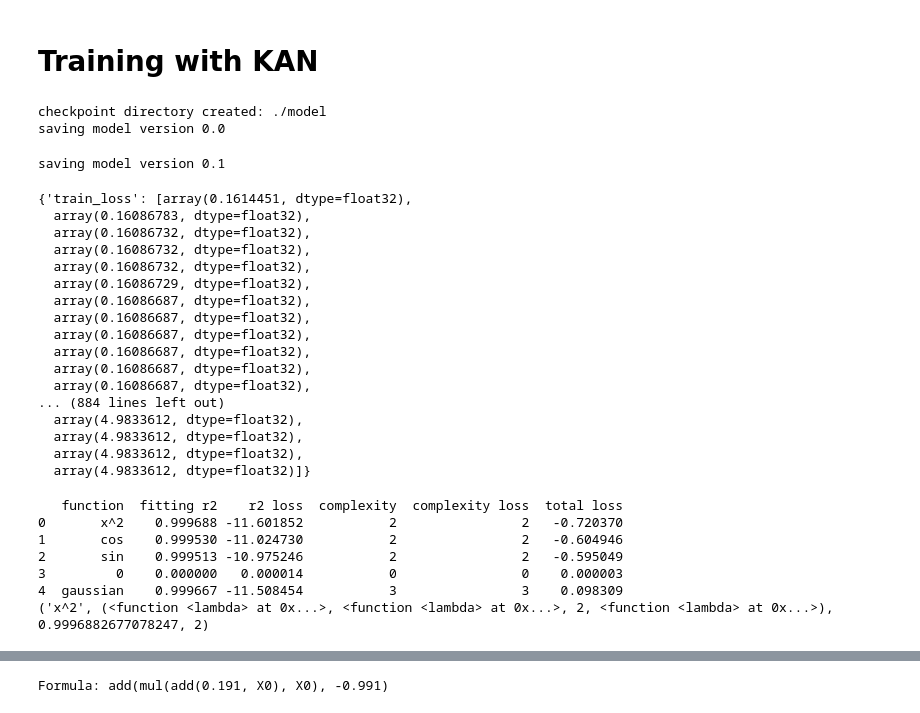
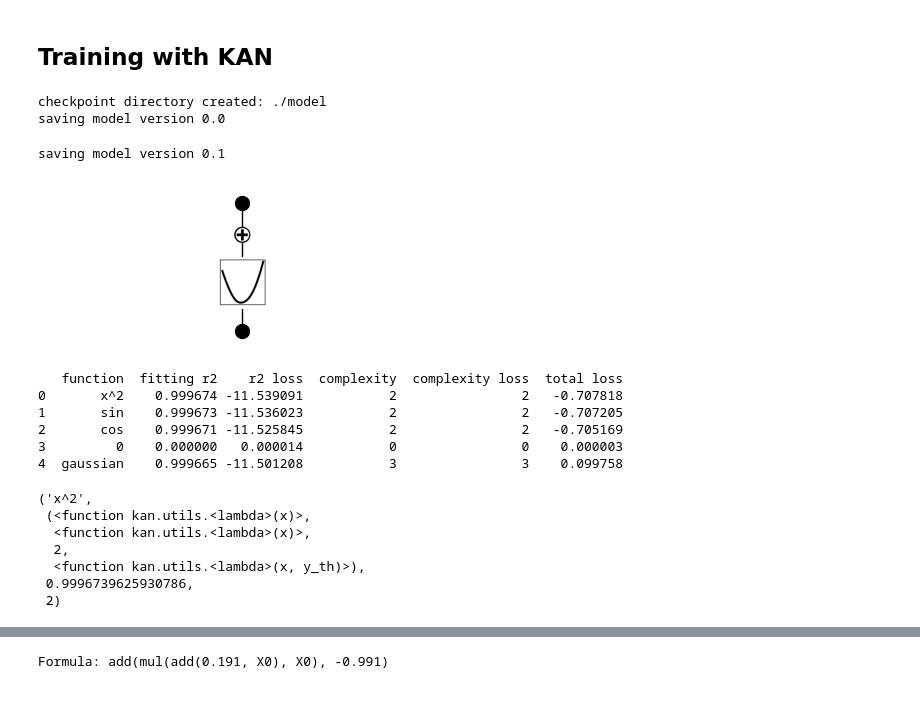
Before and after one commit to MrPio/KAN-Symbolic_Regression, a Jupyter notebook: Comparison_of_different_methods_for_SR.ipynb, the cells around one changed output, grey strips where cells are left out. Cells and saved outputs as stored; diff of their text form; code cells hidden in the pictures.

```diff
--- a/Comparison_of_different_methods_for_SR.ipynb
+++ b/Comparison_of_different_methods_for_SR.ipynb
@@ -93,40 +73,33 @@ plt.show()
 # %% [markdown]
-# Training with KAN
+## Training with KAN
 # %%
-model = KAN(width=[1, 1], grid=40, k=3, seed=0)
-model.fit(dataset, opt="LBFGS", steps=300, lamb=0.001, lamb_entropy=4)
+model = KAN(width=[1, 1], grid=3, k=3)
+model.fit(dataset, opt="LBFGS", steps=20, lamb=0.001, lamb_entropy=4)
+pass
 # %% [output]
 checkpoint directory created: ./model
 saving model version 0.0
 saving model version 0.1
-{'train_loss': [array(0.1614451, dtype=float32),
-  array(0.16086783, dtype=float32),
-  array(0.16086732, dtype=float32),
-  array(0.16086732, dtype=float32),
-  array(0.16086732, dtype=float32),
-  array(0.16086729, dtype=float32),
-  array(0.16086687, dtype=float32),
-  array(0.16086687, dtype=float32),
-  array(0.16086687, dtype=float32),
-  array(0.16086687, dtype=float32),
-  array(0.16086687, dtype=float32),
-  array(0.16086687, dtype=float32),
-... (884 lines left out)
-  array(4.9833612, dtype=float32),
-  array(4.9833612, dtype=float32),
-  array(4.9833612, dtype=float32),
-  array(4.9833612, dtype=float32)]}
+# %%
+model.plot()
+# %% [output]
+[figure, added]
 # %%
-symbolic_suggestion = model.suggest_symbolic(0, 0, 0)
-print(symbolic_suggestion)
+model.suggest_symbolic(0, 0, 0)
 # %% [output]
    function  fitting r2    r2 loss  complexity  complexity loss  total loss
-0       x^2    0.999688 -11.601852           2                2   -0.720370
-1       cos    0.999530 -11.024730           2                2   -0.604946
-2       sin    0.999513 -10.975246           2                2   -0.595049
+0       x^2    0.999674 -11.539091           2                2   -0.707818
+1       sin    0.999673 -11.536023           2                2   -0.707205
+2       cos    0.999671 -11.525845           2                2   -0.705169
 3         0    0.000000   0.000014           0                0    0.000003
-4  gaussian    0.999667 -11.508454           3                3    0.098309
-('x^2', (<function <lambda> at 0x...>, <function <lambda> at 0x...>, 2, <function <lambda> at 0x...>), 0.9996882677078247, 2)
+4  gaussian    0.999665 -11.501208           3                3    0.099758
+('x^2',
+ (<function kan.utils.<lambda>(x)>,
+  <function kan.utils.<lambda>(x)>,
+  2,
+  <function kan.utils.<lambda>(x, y_th)>),
+ 0.9996739625930786,
+ 2)
 # %%
 model.fix_symbolic(0, 0, 0, 'x^2')
 # %% [output]
```
Also changed, not shown: parts of 19 cells of this notebook, 7 other files.
